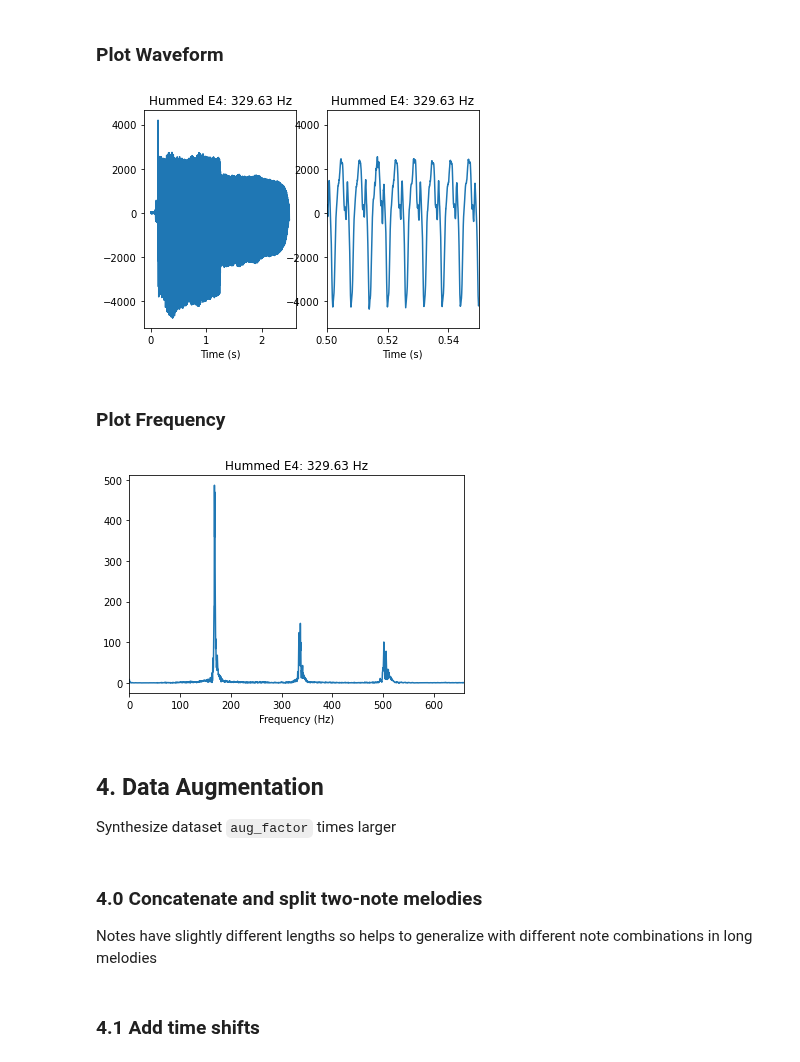
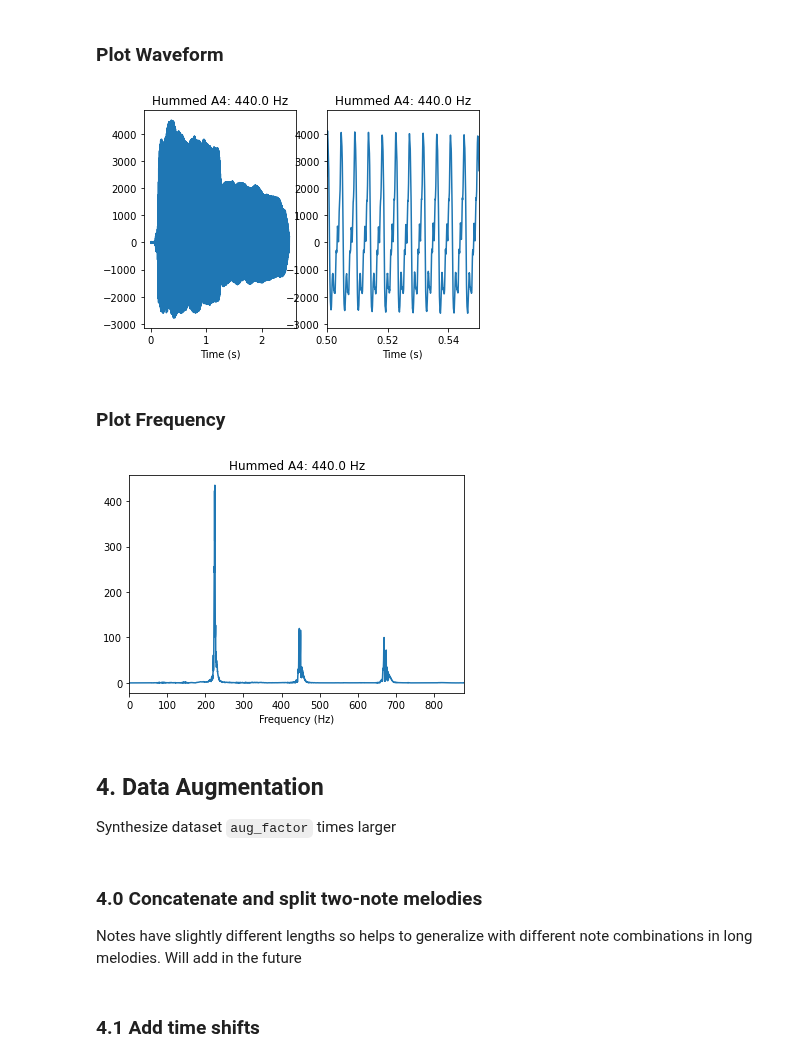
Before and after one commit to bwalsh62/note-recognition, a Jupyter notebook: 0_notebooks/1_Data_Prep.ipynb, the cells around one changed output. Saved outputs shown, nothing was run; the diff lists cells and outputs as text; code cells hidden in the pictures.

```diff
--- a/0_notebooks/1_Data_Prep.ipynb
+++ b/0_notebooks/1_Data_Prep.ipynb
@@ -115,10 +115,10 @@ def plot_note_over_time(idx=0):
     plt.show()
 # %%
 # Pick a note to plot
-idx_test=2
+idx_test=5
 plot_note_over_time(idx=idx_test)
 # %% [output]
-[figure, old version]
+[figure, new version]
 # %% [markdown]
 ### Plot Frequency
 # %%
@@ -142,7 +142,7 @@ def plot_note_over_freq(idx=0):
 # %%
 plot_note_over_freq(idx=idx_test)
 # %% [output]
-[figure, old version]
+[figure, new version]
 # %% [markdown]
 ## <a id = "data_aug"></a> 4. Data Augmentation
 
@@ -155,4 +155,4 @@ X_aug = np.empty((aug_factor*X.shape[0], X.shape[1]))
 y_aug = pd.DataFrame(np.empty((aug_factor*X.shape[0], 1)), columns=['note'])
 # %% [markdown]
 ### 4.0 Concatenate and split two-note melodies
-Notes have slightly different lengths so helps to generalize with different note combinations in long melodies
+Notes have slightly different lengths so helps to generalize with different note combinations in long melodies. Will add in the future
```
Also changed, not shown: parts of 14 cells of this notebook.
